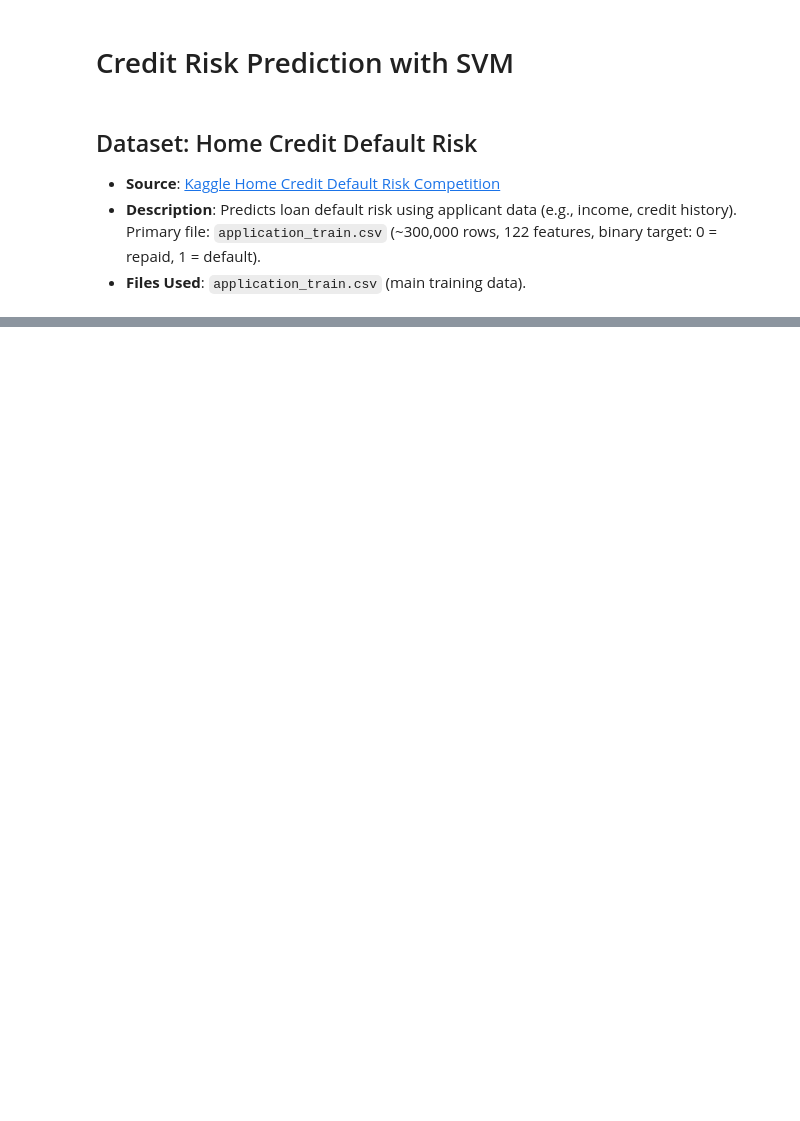
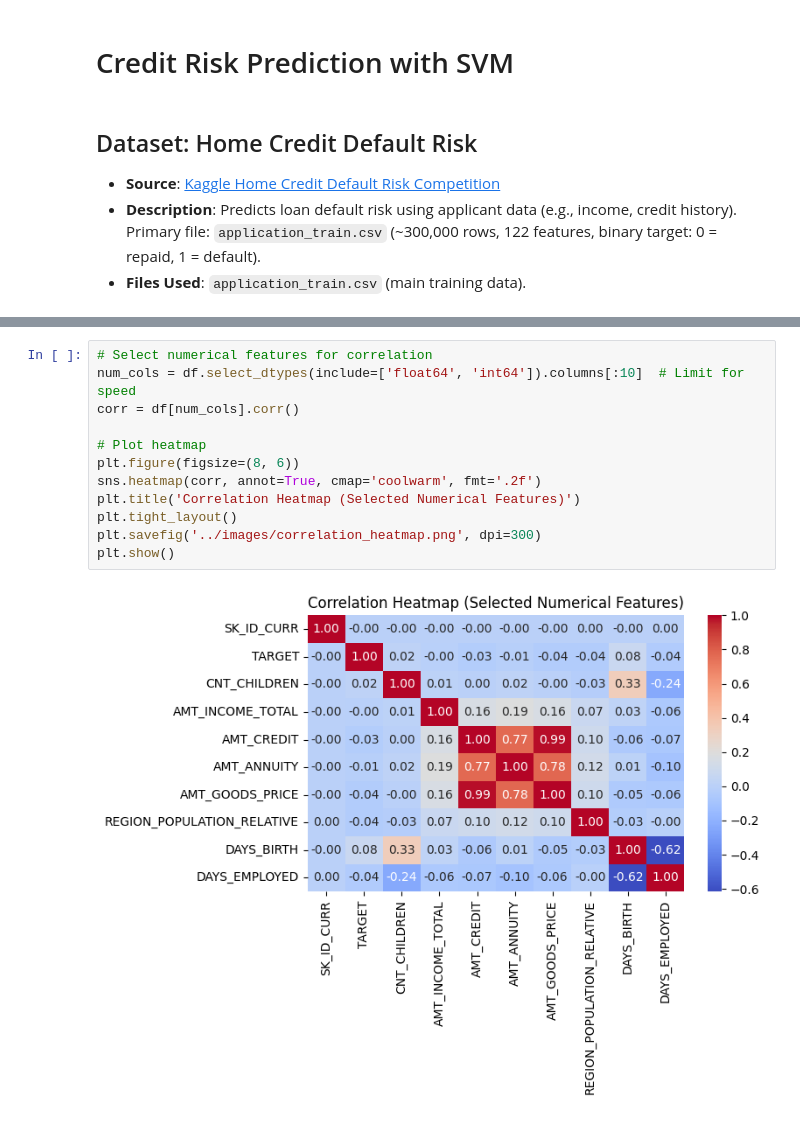
Before and after one commit to GoudyMT/credit-risk-svm, a Jupyter notebook: notebooks/credit_risk_svm.ipynb, the cells around one changed output, grey strips where cells are left out. Cells and saved outputs as stored; diff of their text form; blank space fills up the shorter version.

```diff
--- a/notebooks/credit_risk_svm.ipynb
+++ b/notebooks/credit_risk_svm.ipynb
@@ -39,0 +111,14 @@ Name: proportion, dtype: float64
+# %%
+# Select numerical features for correlation
+num_cols = df.select_dtypes(include=['float64', 'int64']).columns[:10]  # Limit for speed
+corr = df[num_cols].corr()
+
+# Plot heatmap
+plt.figure(figsize=(8, 6))
+sns.heatmap(corr, annot=True, cmap='coolwarm', fmt='.2f')
+plt.title('Correlation Heatmap (Selected Numerical Features)')
+plt.tight_layout()
+plt.savefig('../images/correlation_heatmap.png', dpi=300)
+plt.show()
+# %% [output]
+[figure, added]
```
Also changed, not shown: parts of 7 cells of this notebook, 4 other files.
